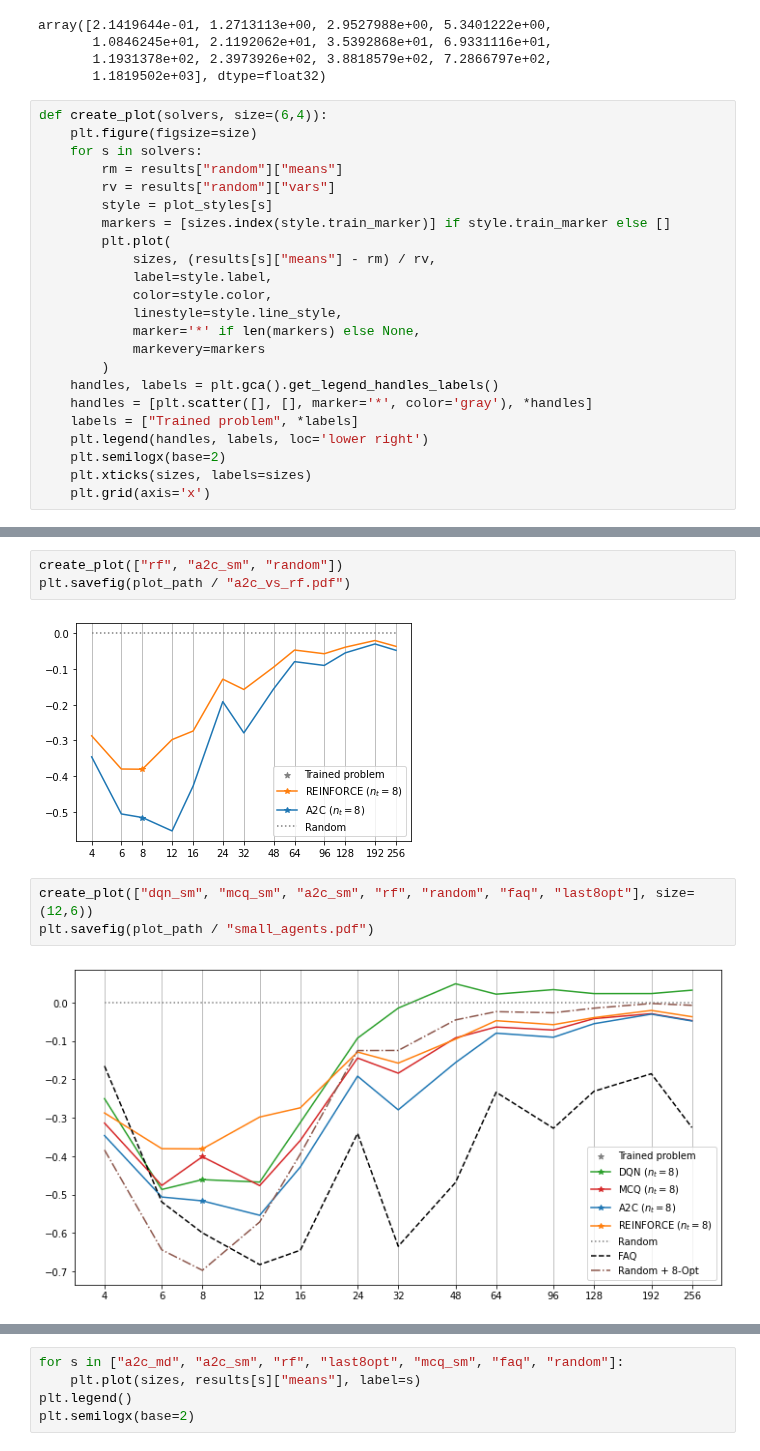
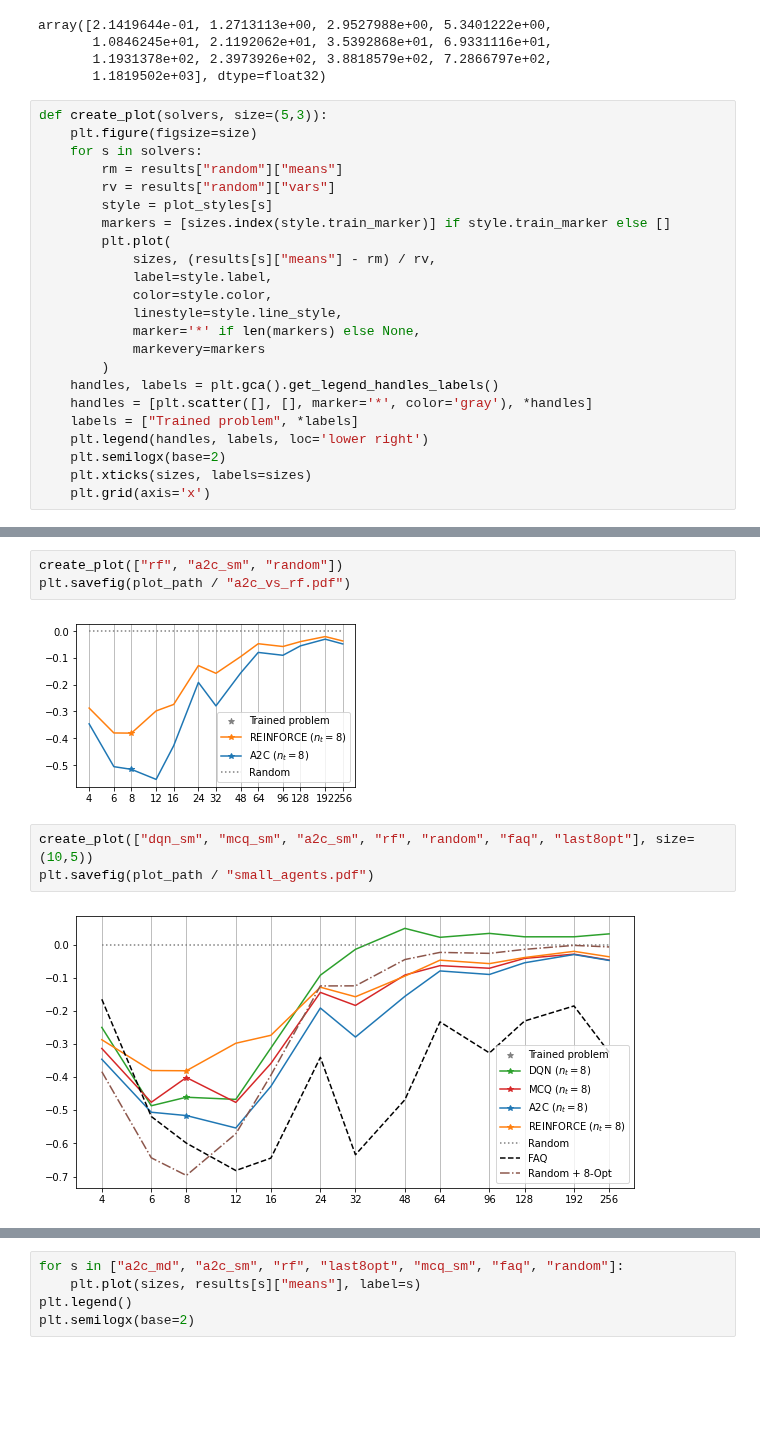
Before and after one commit to timgott/DeepQAP, a Jupyter notebook: evaluation/Generalization_by_size.ipynb, the cells around one changed output, grey strips where cells are left out. Cells and saved outputs as stored; diff of their text form; blank space fills up the shorter version.

```diff
--- a/evaluation/Generalization_by_size.ipynb
+++ b/evaluation/Generalization_by_size.ipynb
@@ -247,7 +247,7 @@ array([2.1419644e-01, 1.2713113e+00, 2.9527988e+00, 5.3401222e+00,
        1.1931378e+02, 2.3973926e+02, 3.8818579e+02, 7.2866797e+02,
        1.1819502e+03], dtype=float32)
 # %%
-def create_plot(solvers, size=(6,4)):
+def create_plot(solvers, size=(5,3)):
     plt.figure(figsize=size)
     for s in solvers:
         rm = results["random"]["means"]
@@ -283,12 +283,12 @@ plt.savefig(plot_path / "dqn_epsilon.pdf")
 create_plot(["rf", "a2c_sm", "random"])
 plt.savefig(plot_path / "a2c_vs_rf.pdf")
 # %% [output]
-[figure, old version]
+[figure, new version]
 # %%
-create_plot(["dqn_sm", "mcq_sm", "a2c_sm", "rf", "random", "faq", "last8opt"], size=(12,6))
+create_plot(["dqn_sm", "mcq_sm", "a2c_sm", "rf", "random", "faq", "last8opt"], size=(10,5))
 plt.savefig(plot_path / "small_agents.pdf")
 # %% [output]
-[figure, old version]
+[figure, new version]
 # %%
 create_plot(["a2c_sm", "a2c_md", "random"])
 plt.savefig(plot_path / "a2c_big_vs_small.pdf")
```
Also changed, not shown: parts of 4 cells of this notebook.
